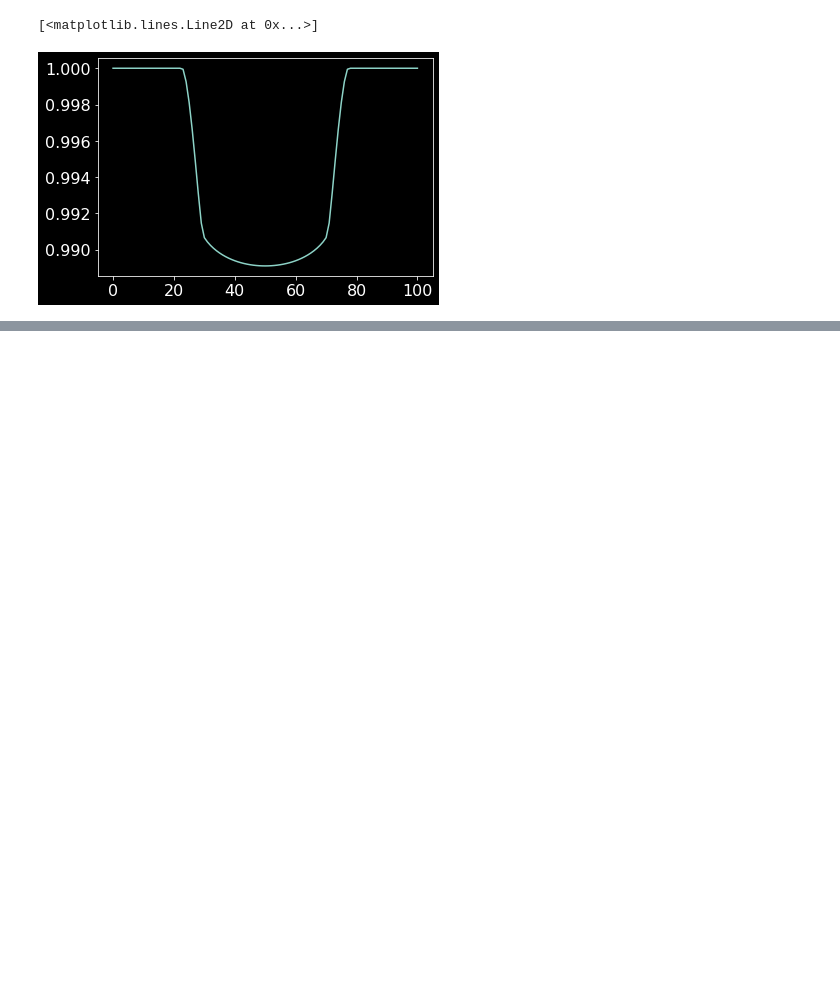
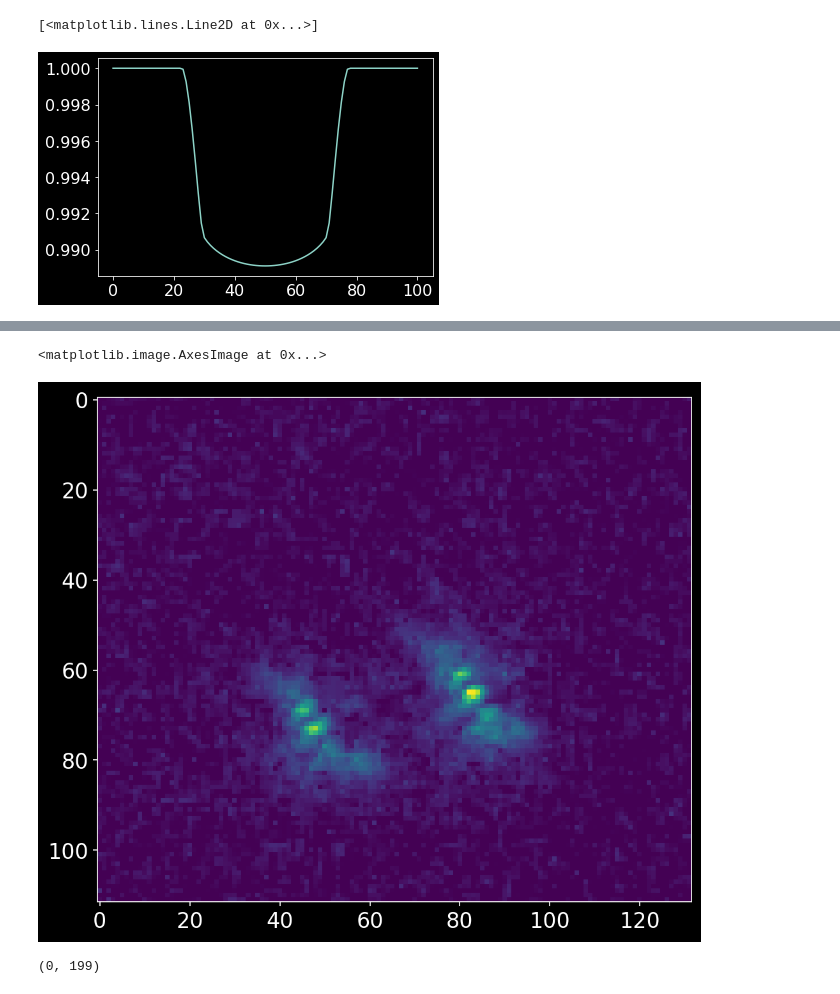
Before and after one commit to kem406/hop, a Jupyter notebook: transit_mocks/mock_transit_generator_AKS.ipynb, the cells around one changed output, grey strips where cells are left out. Cells and saved outputs as stored; diff of their text form; code cells hidden in the pictures; blank space fills up the shorter version.

```diff
--- a/transit_mocks/mock_transit_generator_AKS.ipynb
+++ b/transit_mocks/mock_transit_generator_AKS.ipynb
@@ -69,5 +80,22 @@ def noise(img,gauss_sig=5):
 # %%
 from tqdm import tqdm
+# %%
+imagepath = '../obd/data/epsilon_lyrae/'
+
+def y_fname(i):
+    return imagepath+"{0:08d}".format(i)+'.png'
+
+test = imageio.imread(y_fname(10))
+# %%
+fig = plt.figure(figsize=(8,8),dpi=150)
+plt.imshow(test[:,:,0])
+# %% [output]
+<matplotlib.image.AxesImage at 0x...>
+[figure, added]
+# %%
+test[:,:,0].min(),test[:,:,0].max()
+# %% [output]
+(0, 199)
 # %%
 for indx, i in enumerate(tqdm(transit_curve)):
     z = star_flux(i)
```
Also changed, not shown: parts of 4 cells of this notebook.
